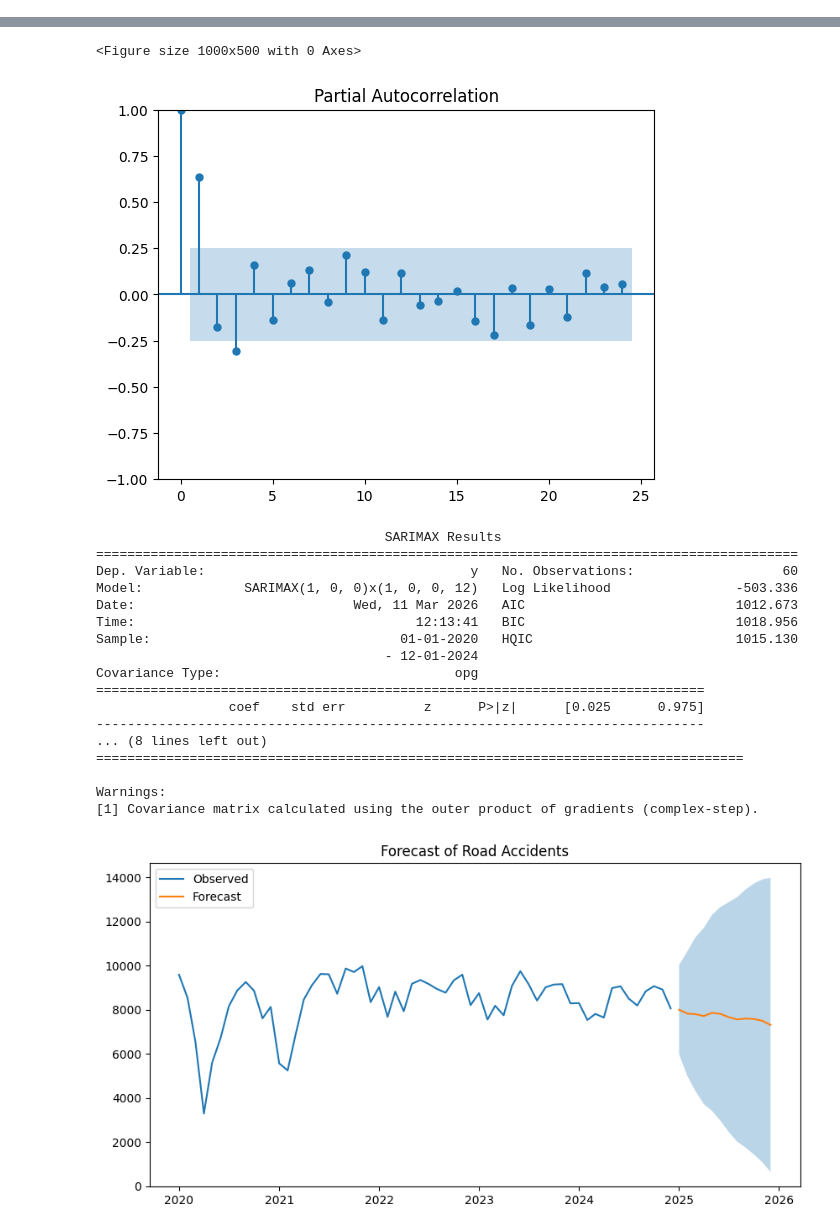
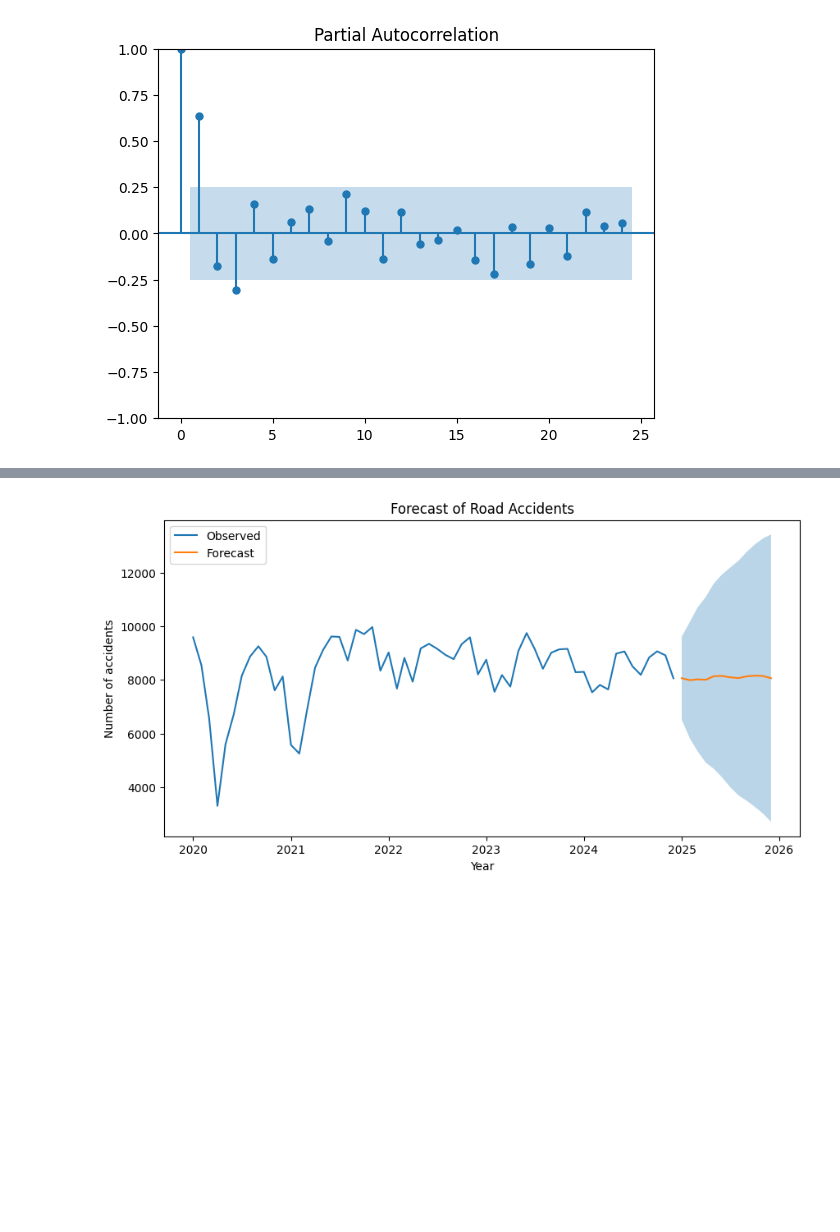
Before and after one commit to Mx142xm/traffic-accident-time-series, a Jupyter notebook: traffic_accident_time_series.ipynb, the cells around one changed output, grey strips where cells are left out. Drawn from its saved outputs; the diff is of its cells as text; code cells hidden in the pictures; blank space fills up the shorter version.

Commit message:
Clean notebook warnings

```diff
--- a/traffic_accident_time_series.ipynb
+++ b/traffic_accident_time_series.ipynb
@@ -2,75 +2,95 @@
 import pandas as pd
 import matplotlib.pyplot as plt
 
+from statsmodels.tsa.seasonal import seasonal_decompose
+from statsmodels.tsa.stattools import adfuller
+from statsmodels.graphics.tsaplots import plot_acf, plot_pacf
+from statsmodels.tsa.statespace.sarimax import SARIMAX
+
+# Load data
 df = pd.read_csv("dft-road-casualty-statistics-collision-last-5-years.csv")
+
+# Parse dates explicitly: UK data use day/month/year format
 df['date'] = pd.to_datetime(df['date'], format='%d/%m/%Y')
+
+# Aggregate to monthly accident counts
 df['month'] = df['date'].dt.to_period('M')
 monthly_accidents = df.groupby('month').size()
 monthly_accidents.index = monthly_accidents.index.to_timestamp()
 
-plt.figure(figsize=(10,5))
+
+# Plot monthly accident counts
+plt.figure(figsize=(10, 5))
 plt.plot(monthly_accidents)
 plt.title("Monthly Road Accidents in the UK")
 plt.xlabel("Year")
 plt.ylabel("Number of accidents")
 plt.show()
 
-from statsmodels.tsa.seasonal import seasonal_decompose
 
-decomposition = seasonal_decompose(monthly_accidents, model='additive', period=12)
+# Seasonal decomposition
+decomposition = seasonal_decompose(
+    monthly_accidents,
+    model='additive',
+    period=12
+)
 
 fig = decomposition.plot()
-fig.set_size_inches(10,8)
+fig.set_size_inches(10, 8)
+plt.show()
 
-from statsmodels.tsa.stattools import adfuller
 
+# Augmented Dickey-Fuller test
 result = adfuller(monthly_accidents)
 
 print("ADF Statistic:", result[0])
 print("p-value:", result[1])
 
-from statsmodels.graphics.tsaplots import plot_acf, plot_pacf
-import matplotlib.pyplot as plt
 
-plt.figure(figsize=(10,5))
+# ACF and PACF plots
 plot_acf(monthly_accidents, lags=24)
+plt.title("Autocorrelation")
 plt.show()
 
-plt.figure(figsize=(10,5))
 plot_pacf(monthly_accidents, lags=24)
+plt.title("Partial Autocorrelation")
 plt.show()
 
-from statsmodels.tsa.statespace.sarimax import SARIMAX
 
+# SARIMA model
 model = SARIMAX(
     monthly_accidents,
-    order=(1,0,0),
-    seasonal_order=(1,0,0,12)
+    order=(1, 0, 0),
+    seasonal_order=(1, 0, 0, 12),
+    enforce_stationarity=False,
+    enforce_invertibility=False
 )
 
 results = model.fit()
 
 print(results.summary())
 
+
+# Forecast next 12 months
 forecast = results.get_forecast(steps=12)
 forecast_mean = forecast.predicted_mean
 forecast_ci = forecast.conf_int()
 
-plt.figure(figsize=(10,5))
-
+plt.figure(figsize=(10, 5))
 plt.plot(monthly_accidents, label="Observed")
-
 plt.plot(forecast_mean, label="Forecast")
 
 plt.fill_between(
     forecast_ci.index,
-    forecast_ci.iloc[:,0],
-    forecast_ci.iloc[:,1],
+    forecast_ci.iloc[:, 0],
+    forecast_ci.iloc[:, 1],
     alpha=0.3
 )
 
 plt.legend()
 plt.title("Forecast of Road Accidents")
+plt.xlabel("Year")
+plt.ylabel("Number of accidents")
 plt.show()
 # %% [output]
 [figure]
@@ -79,0 +101 @@ p-value: 5.721180469427099e-05
+[figure]
@@ -82,23 +119,4 @@ p-value: 5.721180469427099e-05
-<Figure size 1000x500 with 0 Axes>
-[figure]
-                                     SARIMAX Results
-==========================================================================================
-Dep. Variable:                                  y   No. Observations:                   60
-Model:             SARIMAX(1, 0, 0)x(1, 0, 0, 12)   Log Likelihood                -503.336
-Date:                            Wed, 11 Mar 2026   AIC                           1012.673
-Time:                                    12:13:41   BIC                           1018.956
-Sample:                                01-01-2020   HQIC                          1015.130
-                                     - 12-01-2024
-Covariance Type:                              opg
-==============================================================================
-                 coef    std err          z      P>|z|      [0.025      0.975]
-------------------------------------------------------------------------------
-... (8 lines left out)
-===================================================================================
-
-Warnings:
-[1] Covariance matrix calculated using the outer product of gradients (complex-step).
-[figure, old version]
+[figure, new version]
 # %%
 from google.colab import drive
 drive.mount('/content/drive')
```
Also changed, not shown: parts of 1 cell of this notebook.
